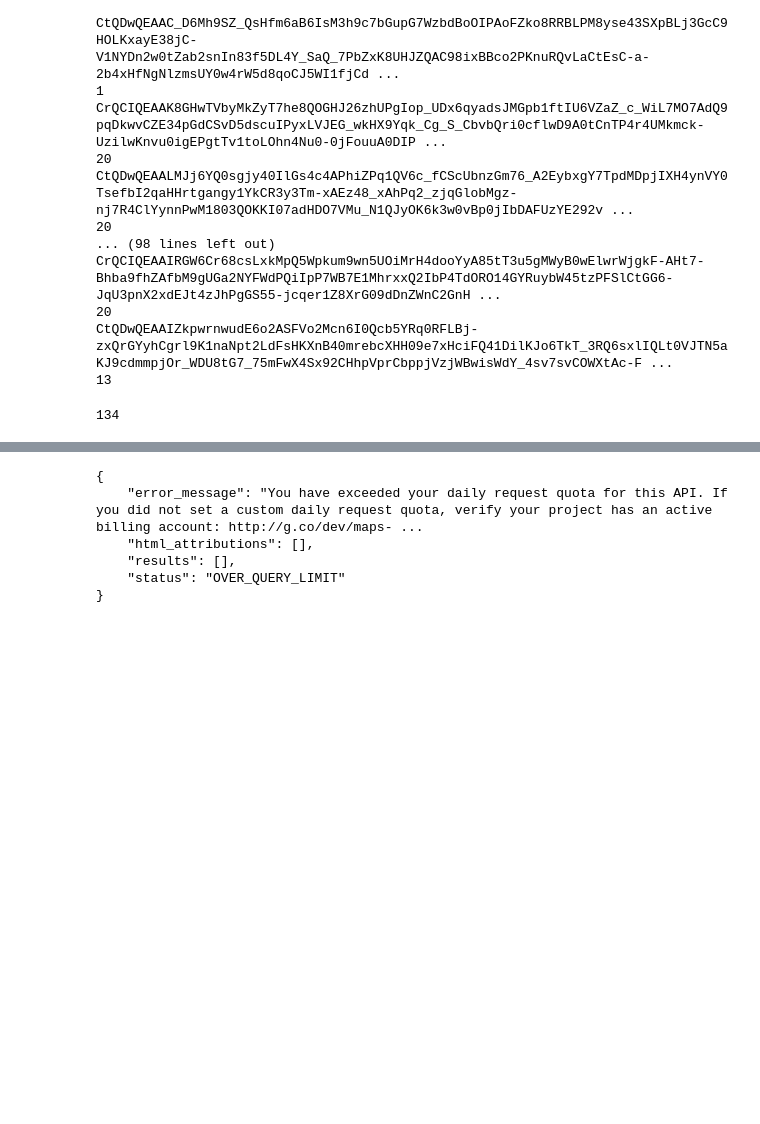
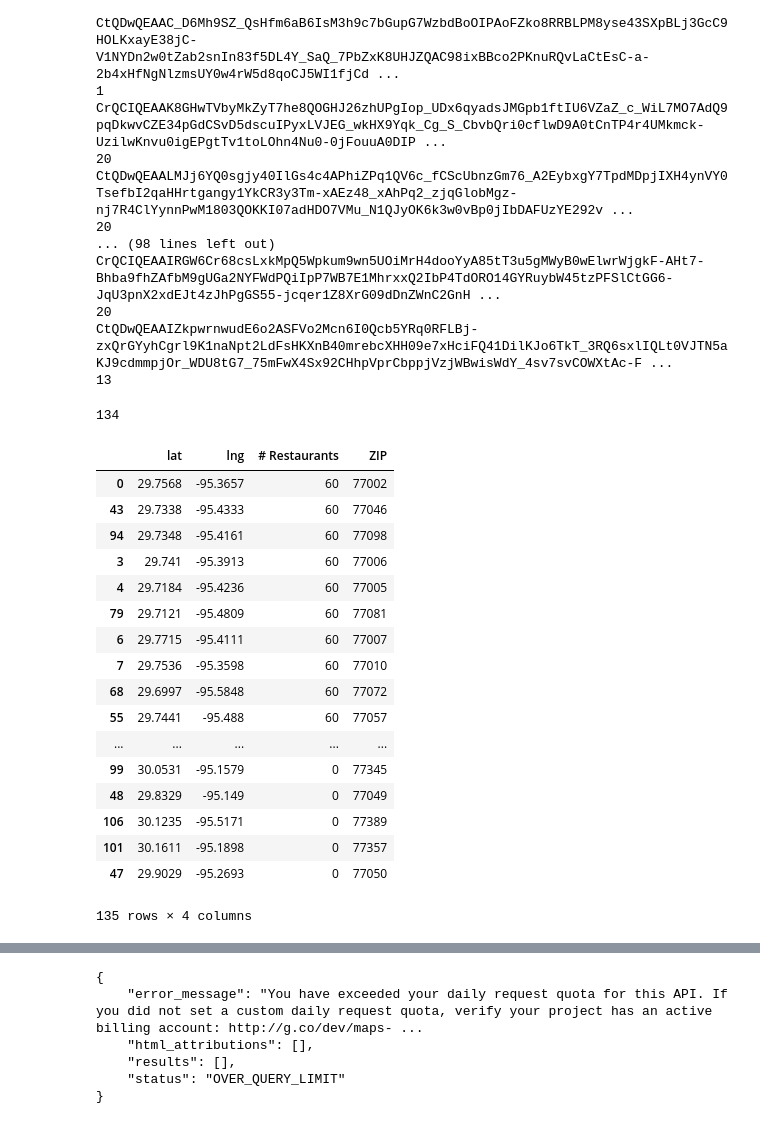
Before and after one commit to Axemen/Houston_Housing, a Jupyter notebook: notebooks/google_places_v2.ipynb, the cells around one changed output, grey strips where cells are left out. Saved outputs shown, nothing was run; the diff lists cells and outputs as text; code cells hidden in the pictures; blank space fills up the shorter version.

Commit message:
restaurant stats

```diff
--- a/notebooks/google_places_v2.ipynb
+++ b/notebooks/google_places_v2.ipynb
@@ -245,5 +245,28 @@ CtQDwQEAAIZkpwrnwudE6o2ASFVo2Mcn6I0Qcb5YRq0RFLBj-zxQrGYyhCgrl9K1naNpt2LdFsHKXnB4
 13
 134
+# %%
+zips=harris_df.loc[:,"ZIP"]
+ammenities_with_zip=ammenities_df.join(zips)
+ammenities_with_zip.sort_values(by="# Restaurants", ascending=False)
+# %% [output]
+|  | lat | lng | # Restaurants | ZIP |
+| 0 | 29.7568 | -95.3657 | 60 | 77002 |
+| 43 | 29.7338 | -95.4333 | 60 | 77046 |
+| 94 | 29.7348 | -95.4161 | 60 | 77098 |
+| 3 | 29.741 | -95.3913 | 60 | 77006 |
+| 4 | 29.7184 | -95.4236 | 60 | 77005 |
+| 79 | 29.7121 | -95.4809 | 60 | 77081 |
+| 6 | 29.7715 | -95.4111 | 60 | 77007 |
+| 7 | 29.7536 | -95.3598 | 60 | 77010 |
+| 68 | 29.6997 | -95.5848 | 60 | 77072 |
+| 55 | 29.7441 | -95.488 | 60 | 77057 |
+| ... | ... | ... | ... | ... |
+| 99 | 30.0531 | -95.1579 | 0 | 77345 |
+| 48 | 29.8329 | -95.149 | 0 | 77049 |
+| 106 | 30.1235 | -95.5171 | 0 | 77389 |
+| 101 | 30.1611 | -95.1898 | 0 | 77357 |
+| 47 | 29.9029 | -95.2693 | 0 | 77050 |
+135 rows × 4 columns
 # %%
 ammenities_df
 # %% [output]
```
Also changed, not shown: parts of 1 cell of this notebook, 5 other files.
